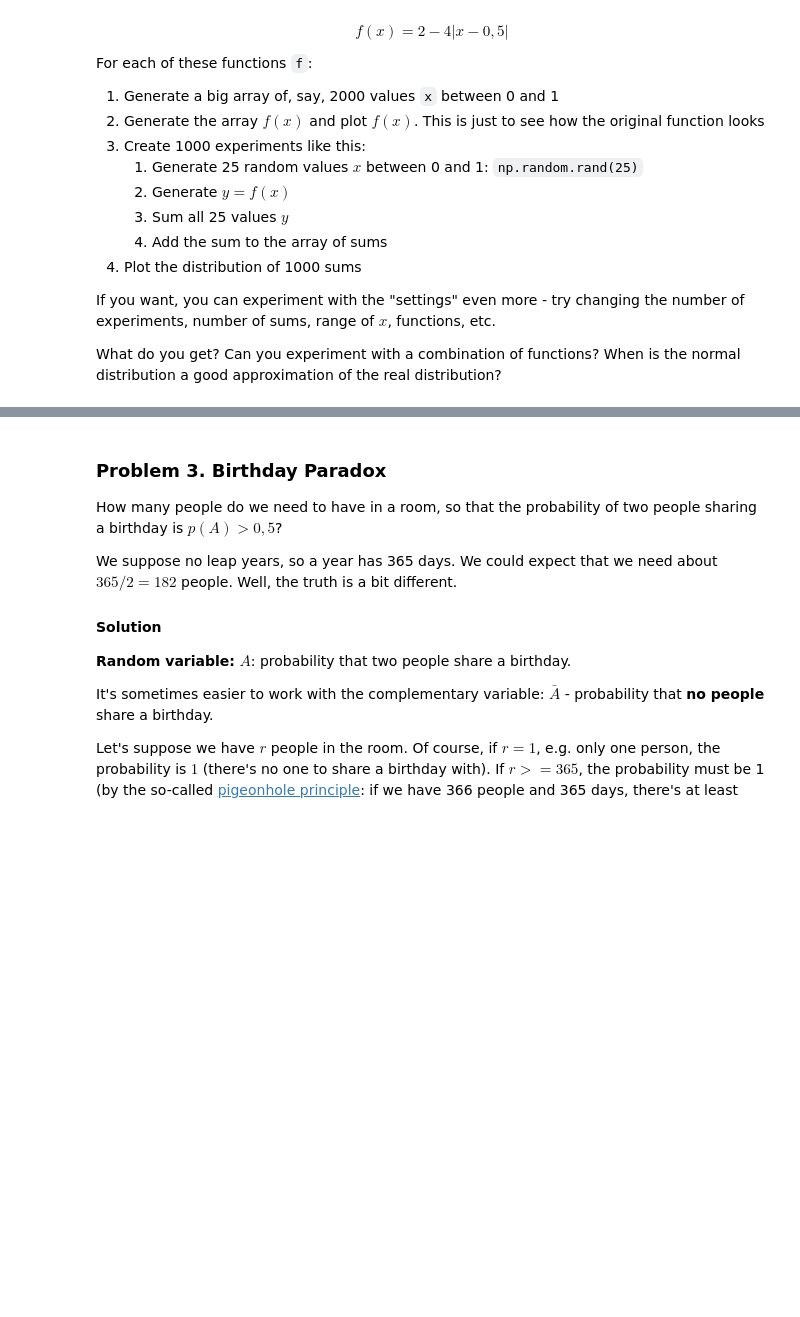
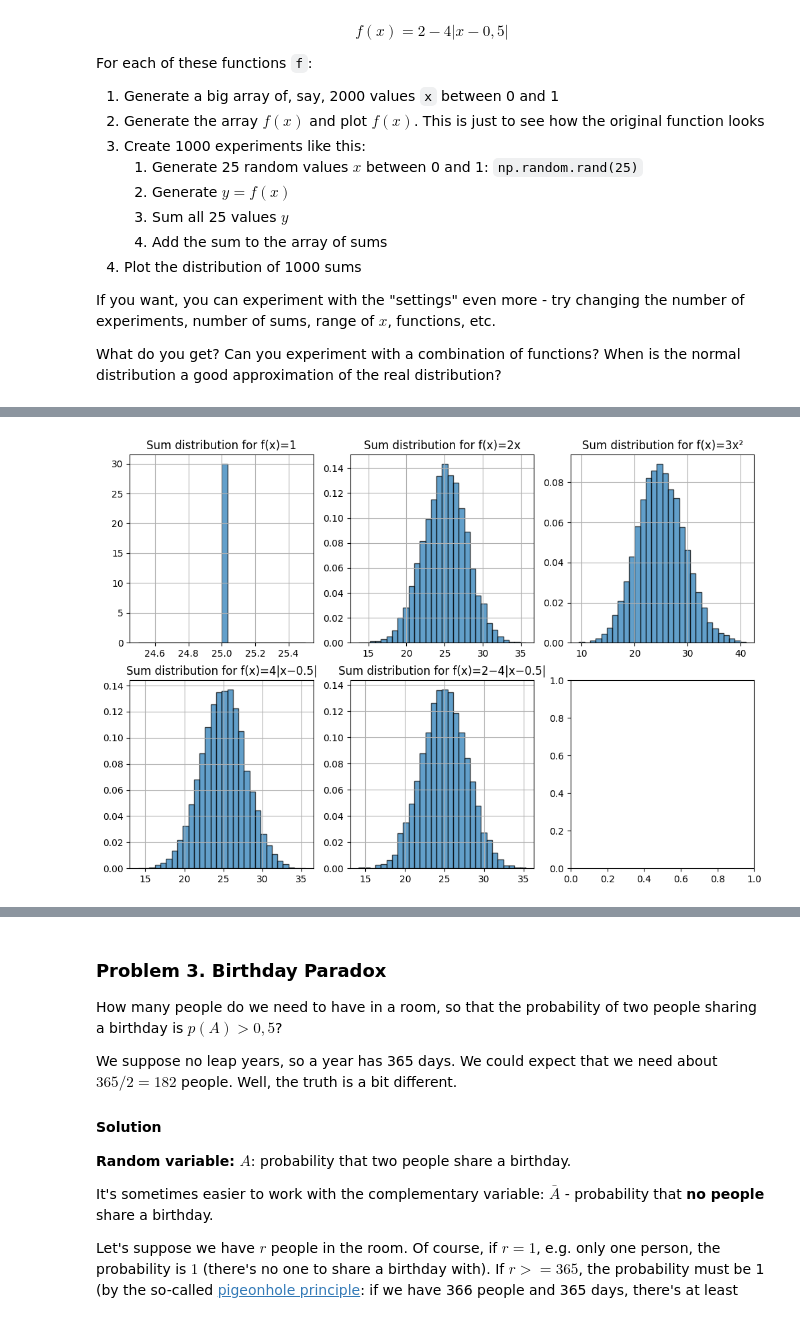
Before and after one commit to stilyan122/AI-and-Machine-Learning, a Jupyter notebook: Math Concepts for Developers/Probability and Combinatorics/Probability and Combinatorics Exercise.ipynb, the cells around one changed output, grey strips where cells are left out. Drawn from its saved outputs; the diff is of its cells as text; code cells hidden in the pictures; blank space fills up the shorter version.

```diff
--- a/Math Concepts for Developers/Probability and Combinatorics/Probability and Combinatorics Exercise.ipynb
+++ b/Math Concepts for Developers/Probability and Combinatorics/Probability and Combinatorics Exercise.ipynb
@@ -161,0 +230,15 @@ What do you get? Can you experiment with a combination of functions? When is the
+# %%
+functions = [
+    lambda x: np.ones_like(x),
+    lambda x: 2 * x,
+    lambda x: 3 * (x ** 2),
+    lambda x: 4 * np.abs(x - 0.5),
+    lambda x: 2 - 4 * np.abs(x - 0.5)
+]
+
+n_experiments = 10000
+sample_size = 25
+
+experiments(n_experiments, sample_size, functions)
+# %% [output]
+[figure, added]
```
Also changed, not shown: parts of 22 cells of this notebook.
